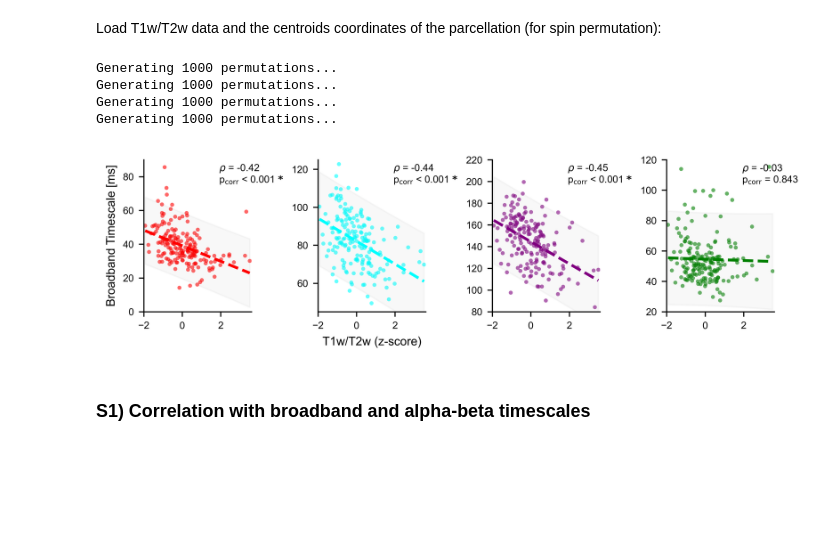
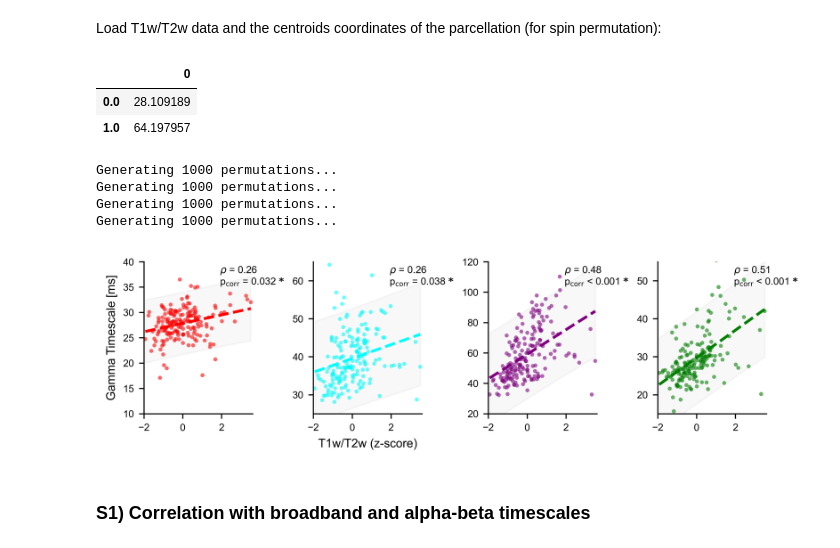
Before and after one commit to cusinatr/MNI-Analysis, a Jupyter notebook: Analysis/Fig_gamma.ipynb, the cells around one changed output. Cells and saved outputs as stored; diff of their text form; code cells hidden in the pictures; blank space fills up the shorter version.

```diff
--- a/Analysis/Fig_gamma.ipynb
+++ b/Analysis/Fig_gamma.ipynb
@@ -225,7 +222,7 @@ diff W - R : 15.514656941391339 4.364414538150435e-32
 # %% [markdown]
 Plot absolute values and differences between stages of timescales in the HCP_MMP parcellation.
 # %%
-minmax_stages = {"W": (20, 35), "N2": (35, 95), "N3": (35, 95), "R": (20, 50)}
+minmax_stages = {"W": (20, 35), "N2": (30, 50), "N3": (35, 95), "R": (20, 50)}
 
 # Loop through stages
 for stage in stages:
@@ -317,9 +314,15 @@ Load T1w/T2w data and the centroids coordinates of the parcellation (for spin pe
 # %%
 df_struct = pd.read_csv(data_path.joinpath("Data", "Raw", "df_structural_avg.csv"), index_col=0)
 map_coords = pd.read_csv(data_path.joinpath("Data", "Parcellation", "mmp_centroids_coords.csv"), index_col=0)
+# %%
+df_timescales_stages["N2"].quantile([0, 1])
+# %% [output]
+|  | 0 |
+| 0.0 | 28.109189 |
+| 1.0 | 64.197957 |
 # %%
 xlims = (-2, 3.6)
-ylims_stages = {"W": (10, 40), "N2": (45, 125), "N3": (20, 120), "R": (15, 55)}
+ylims_stages = {"W": (10, 40), "N2": (25, 65), "N3": (20, 120), "R": (15, 55)}
 
 fig, axs = plt.subplots(
     1, len(stages), figsize=plots._get_figsize_inches((17.5, 5)), dpi=600, layout="constrained"
@@ -343,34 +346,34 @@ for i, stage in enumerate(stages):
     rhos_boot[stage] = rho_boot
 
     # Plot
     axs[i] = plots.plot_corr(
         axs[i],
         x,
         y,
         rho,
         p_corr,
         markersize=8,
         color=stage_colors[stage],
         xlabel="T1w/T2w (z-score)",  # "Anatomical Hierarchy Score",
         ylabel="Gamma Timescale [ms]",
         xlims=xlims,
         ylims=ylims_stages[stage],
     )
     if i > 0:
         axs[i].set_ylabel("", fontsize=0)
     if i != 1:
         axs[i].set_xlabel("", fontsize=0)
 
 # Save figure
 plots.save_figure(fig, fig_path.joinpath(f"tau_corr_struct.svg"))
 
 plt.show()
 # %% [output]
 Generating 1000 permutations...
 Generating 1000 permutations...
 Generating 1000 permutations...
 Generating 1000 permutations...
-[figure, old version]
+[figure, new version]
 # %% [markdown]
 ### S1) Correlation with broadband and alpha-beta timescales
 # %%
```
Also changed, not shown: parts of 5 cells of this notebook.
